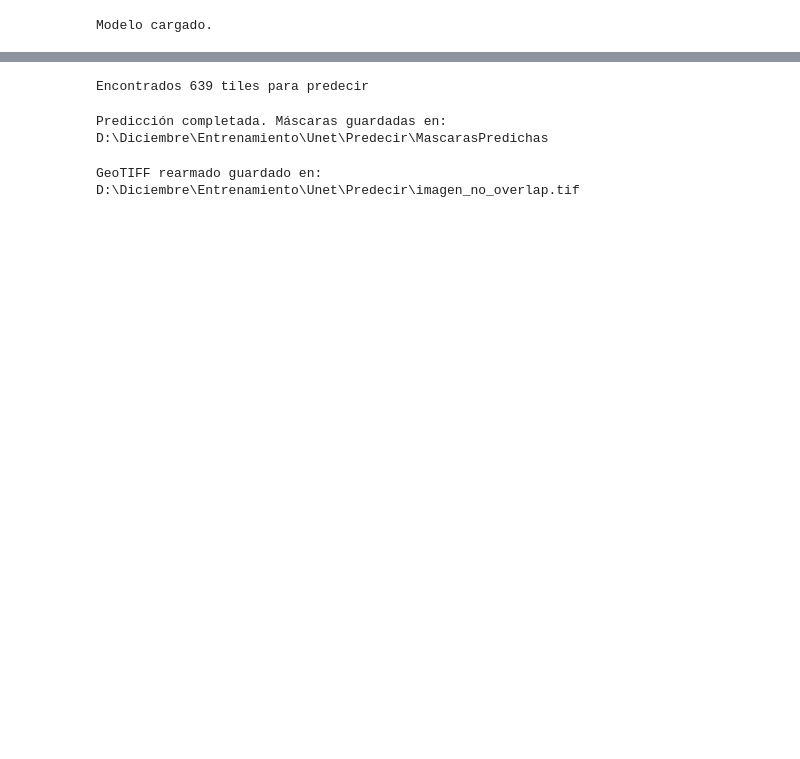
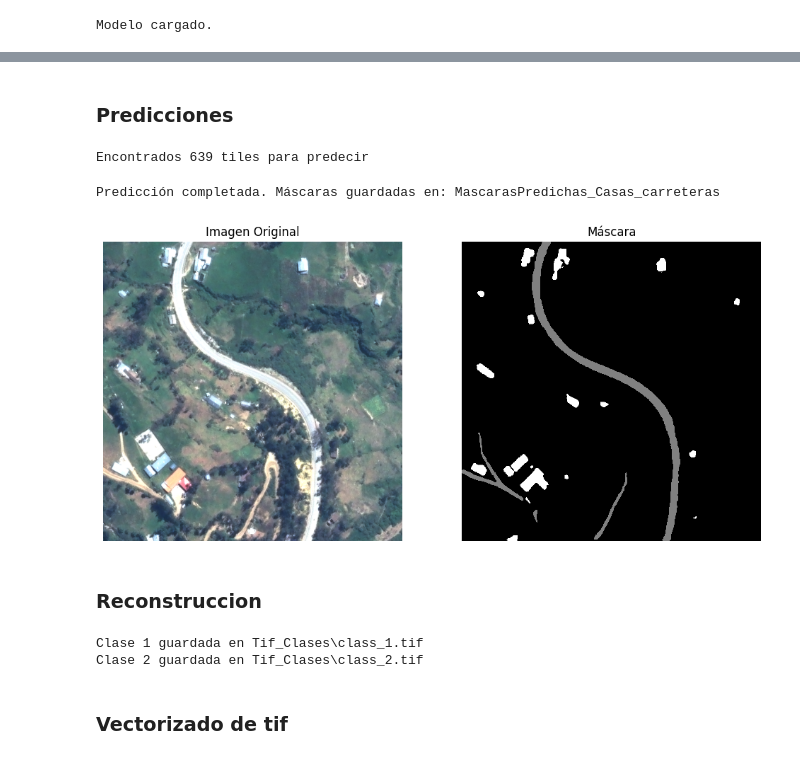
Before and after one commit to DLlaro/Delimitacion_casas, a Jupyter notebook: Predecir/predecir_casas.ipynb, the cells around one changed output, grey strips where cells are left out. Drawn from its saved outputs; the diff is of its cells as text; code cells hidden in the pictures; blank space fills up the shorter version.

```diff
--- a/Predecir/predecir_casas.ipynb
+++ b/Predecir/predecir_casas.ipynb
@@ -95,22 +74,68 @@ plt.show()
+# %% [markdown]
+### Predicciones
 # %%
 
-from prediccion import predict_tiles
+from prediccion import predict_tiles_multiclase
 # Uso
-input_dir = r"DatasetTestTIF"
-output_dir = r"MascarasPredichas"
+input_dir = carpeta_Salida_tiles
+output_dir = r"MascarasPredichas_Casas_carreteras"
 
-predict_tiles(input_dir, output_dir, model, threshold=0.5)
+predict_tiles_multiclase(input_dir, output_dir, model)
 # %% [output]
 Encontrados 639 tiles para predecir
-Predicción completada. Máscaras guardadas en: D:\Diciembre\Entrenamiento\Unet\Predecir\MascarasPredichas
+Predicción completada. Máscaras guardadas en: MascarasPredichas_Casas_carreteras
+# %%
+import numpy as np
+import rasterio
+import matplotlib.pyplot as plt
+from matplotlib.colors import ListedColormap
+
+# Rutas
+
+image_path = rf"{carpeta_Salida_tiles}\tile_187.tif"
+mask_path  = r"MascarasPredichas_Casas_carreteras\tile_187.tif"  # tu máscara existente
+
+# Leer imagen RGB
+with rasterio.open(image_path) as src:
+    img = src.read([1, 2, 3])  # solo las 3 bandas RGB
+    img_rgb = np.moveaxis(img, 0, -1) / 255.0  # (H, W, 3) y normalización para mostrar
+
+# Leer máscara
+with rasterio.open(mask_path) as src:
+    mask = src.read(1).astype(np.uint8)  # (H, W)
+
+# Colormap: fondo=negro, carretera=gris, edificio=blanco (ajusta según tus clases)
+cmap = ListedColormap(["black", "gray", "white"])
+
+# Visualización
+plt.figure(figsize=(12, 6))
+
+plt.subplot(1, 2, 1)
+plt.title("Imagen Original")
+plt.imshow(img_rgb)
+plt.axis("off")
+
+plt.subplot(1, 2, 2)
+plt.title("Máscara")
+plt.imshow(mask, cmap=cmap)
+plt.axis("off")
+
+plt.show()
+# %% [output]
+[figure, added]
+# %% [markdown]
+### Reconstruccion
 # %%
-from reconstruccion import stitch_tiles
+from reconstruccion import stitch_tiles_by_class
 
 # 3. Stitch into full tif
-carpeta_tiles = r"DatasetTestTIF"
-carpeta_predTiles = r"MascarasPredichas"
-imagen_saved_path = r"imagen_no_overlap.tif"
+carpeta_tiles = carpeta_Salida_tiles
+carpeta_predTiles = r"MascarasPredichas_Casas_carreteras"
+imagen_saved_path = r"Tif_Clases"
 
-stitch_tiles(carpeta_tiles, carpeta_predTiles, imagen_saved_path)
+stitch_tiles_by_class(carpeta_tiles, carpeta_predTiles, imagen_saved_path)
 # %% [output]
-GeoTIFF rearmado guardado en: D:\Diciembre\Entrenamiento\Unet\Predecir\imagen_no_overlap.tif
+Clase 1 guardada en Tif_Clases\class_1.tif
+Clase 2 guardada en Tif_Clases\class_2.tif
+# %% [markdown]
+### Vectorizado de tif
```
Also changed, not shown: parts of 7 cells of this notebook, 1 other file.
